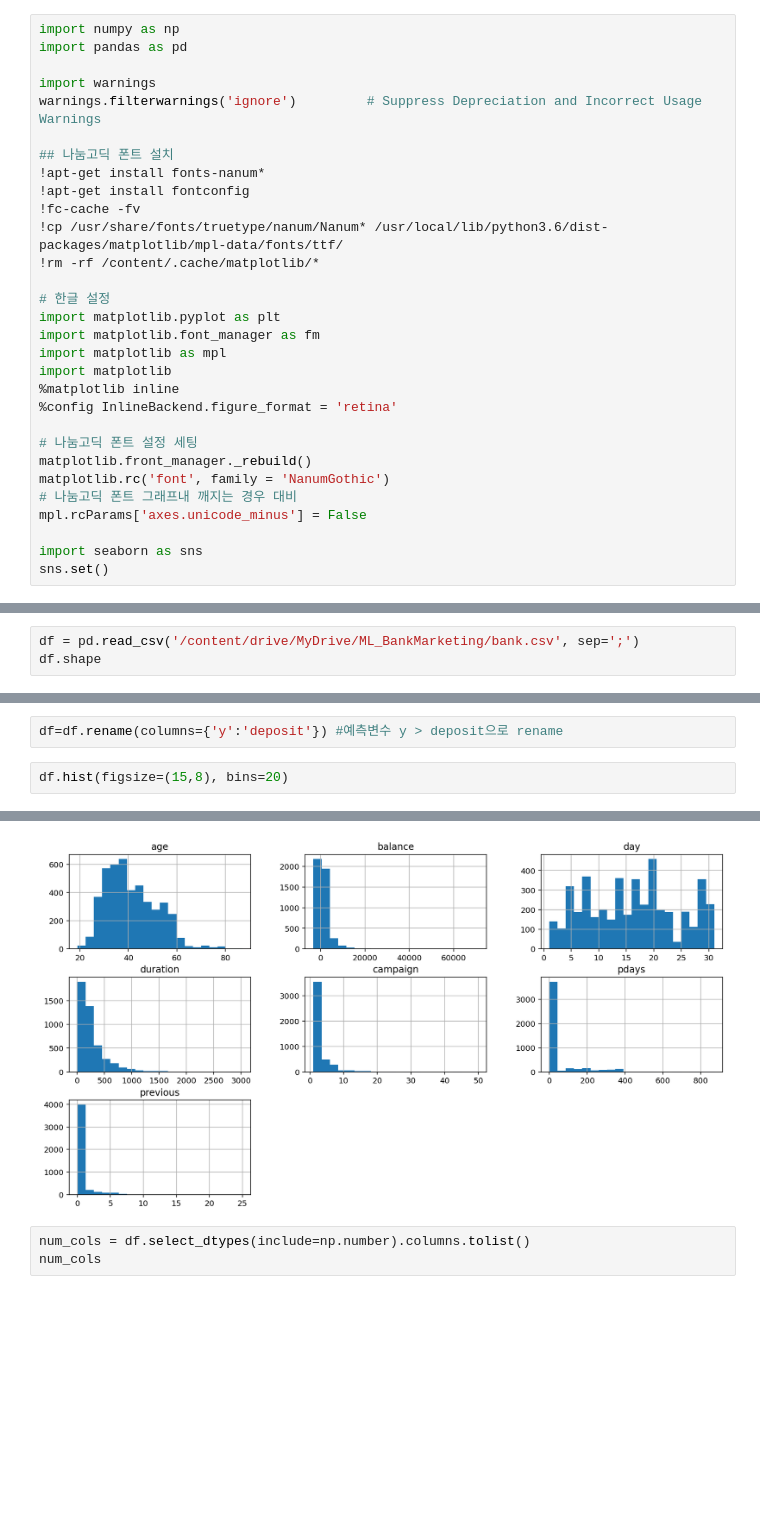
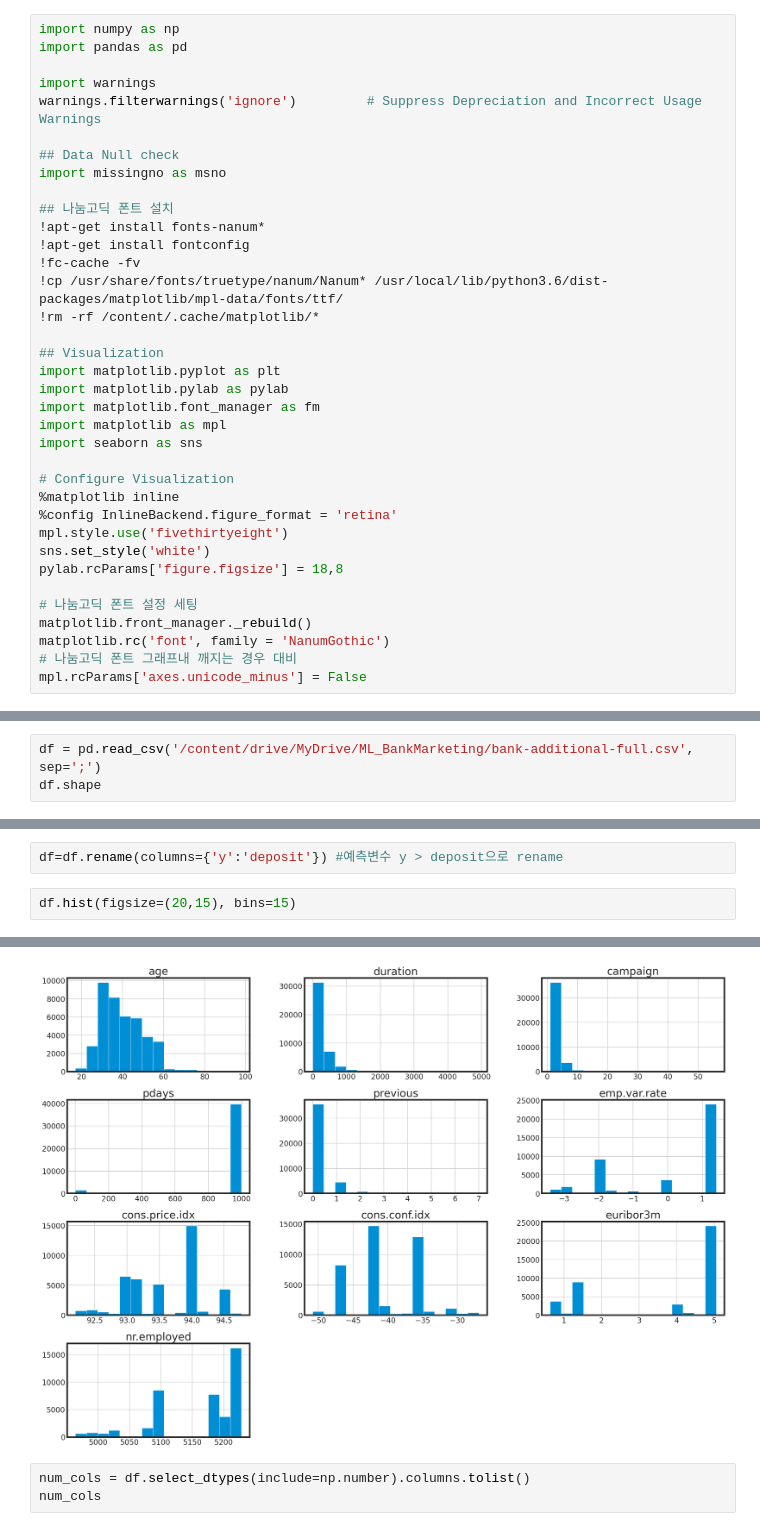
Before and after one commit to ttobaegi/ML_Python, a Jupyter notebook: EDA_BankMarketing.ipynb, the cells around one changed output, grey strips where cells are left out. Drawn from its saved outputs; the diff is of its cells as text; blank space fills up the shorter version.

```diff
--- a/EDA_BankMarketing.ipynb
+++ b/EDA_BankMarketing.ipynb
@@ -52,6 +53,9 @@ import pandas as pd
 
 import warnings
 warnings.filterwarnings('ignore')         # Suppress Depreciation and Incorrect Usage Warnings
+
+## Data Null check
+import missingno as msno
 
 ## 나눔고딕 폰트 설치
 !apt-get install fonts-nanum*
@@ -60,22 +64,25 @@ warnings.filterwarnings('ignore')         # Suppress Depreciation and Incorrect
 !cp /usr/share/fonts/truetype/nanum/Nanum* /usr/local/lib/python3.6/dist-packages/matplotlib/mpl-data/fonts/ttf/
 !rm -rf /content/.cache/matplotlib/*
 
-# 한글 설정
+## Visualization
 import matplotlib.pyplot as plt
+import matplotlib.pylab as pylab
 import matplotlib.font_manager as fm
 import matplotlib as mpl
-import matplotlib
+import seaborn as sns
+
+# Configure Visualization
 %matplotlib inline
 %config InlineBackend.figure_format = 'retina'
+mpl.style.use('fivethirtyeight')
+sns.set_style('white')
+pylab.rcParams['figure.figsize'] = 18,8
 
 # 나눔고딕 폰트 설정 세팅
 matplotlib.front_manager._rebuild()
 matplotlib.rc('font', family = 'NanumGothic')
 # 나눔고딕 폰트 그래프내 깨지는 경우 대비
 mpl.rcParams['axes.unicode_minus'] = False
-
-import seaborn as sns
-sns.set()
 # %% [output]
 Reading package lists... Done
 Building dependency tree
@@ -106,4 +127,4 @@ Mounted at /content/drive
 # %%
-df = pd.read_csv('/content/drive/MyDrive/ML_BankMarketing/bank.csv', sep=';')
+df = pd.read_csv('/content/drive/MyDrive/ML_BankMarketing/bank-additional-full.csv', sep=';')
 df.shape
 # %% [output]
@@ -152,6 +225,6 @@ df.describe()
 # %%
 df=df.rename(columns={'y':'deposit'}) #예측변수 y > deposit으로 rename
 # %%
-df.hist(figsize=(15,8), bins=20)
+df.hist(figsize=(20,15), bins=15)
 # %% [output]
 array([[<matplotlib.axes._subplots.AxesSubplot object at 0x...>,
@@ -158,13 +234,13 @@ array([[<matplotlib.axes._subplots.AxesSubplot object at 0x...>,
         <matplotlib.axes._subplots.AxesSubplot object at 0x...>,
         <matplotlib.axes._subplots.AxesSubplot object at 0x...>],
        [<matplotlib.axes._subplots.AxesSubplot object at 0x...>,
         <matplotlib.axes._subplots.AxesSubplot object at 0x...>,
         <matplotlib.axes._subplots.AxesSubplot object at 0x...>],
        [<matplotlib.axes._subplots.AxesSubplot object at 0x...>,
         <matplotlib.axes._subplots.AxesSubplot object at 0x...>,
         <matplotlib.axes._subplots.AxesSubplot object at 0x...>]],
       dtype=object)
-[figure, old version]
+[figure, new version]
 # %%
 num_cols = df.select_dtypes(include=np.number).columns.tolist()
 num_cols
```
Also changed, not shown: parts of 29 cells of this notebook.
